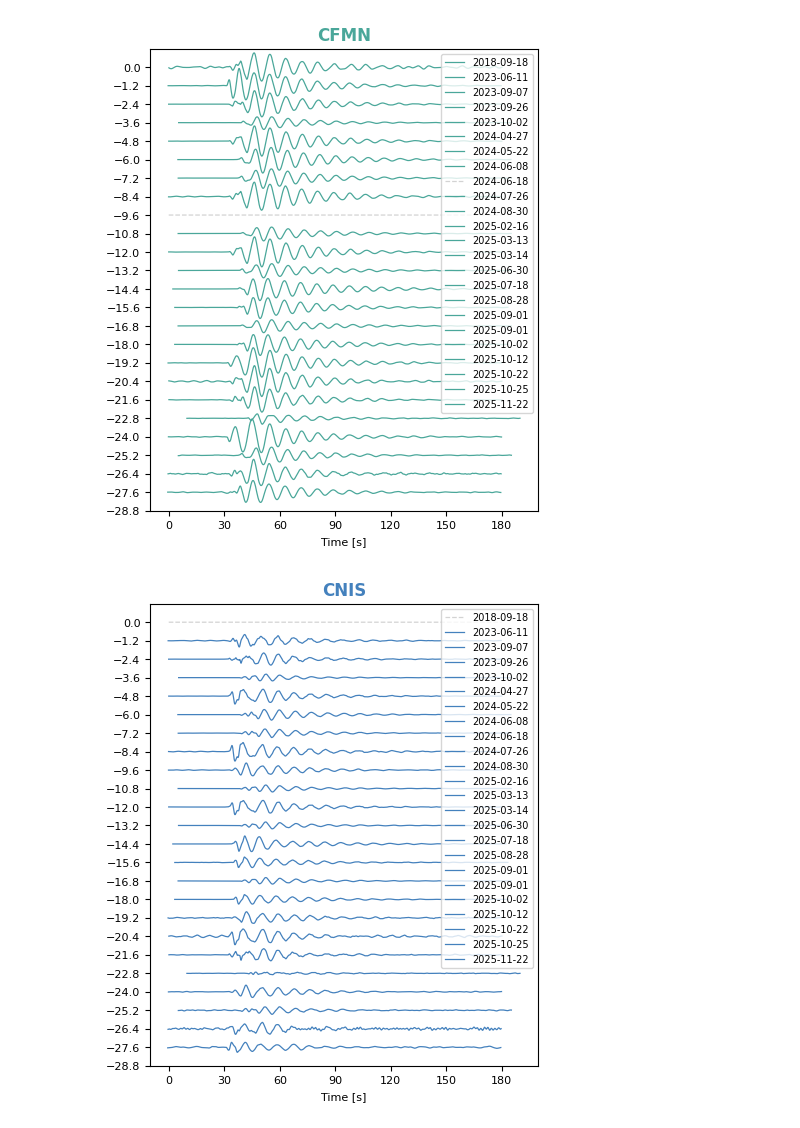
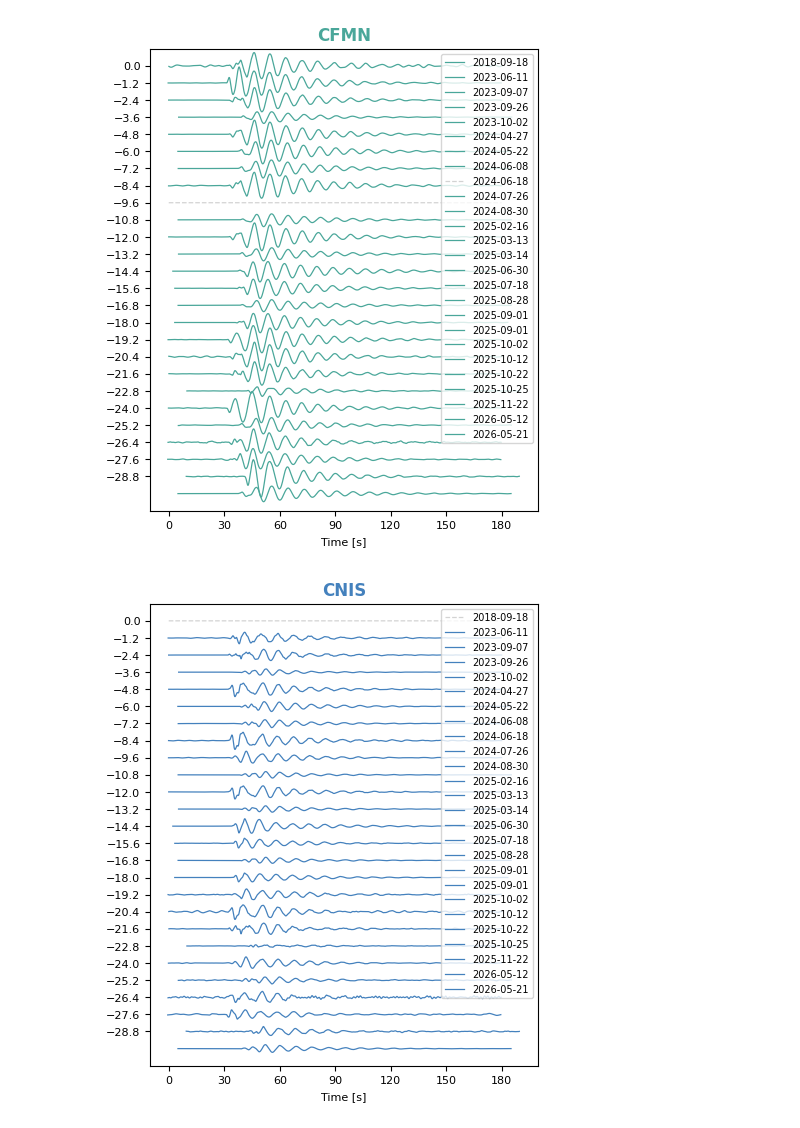
Before and after one commit to giacomorapagnani/CAMPI_FLEGREI_moment_tensor, a Jupyter notebook: codes/8_VLP_trace_similarity.ipynb, the cells around one changed output. Cells and saved outputs as stored; diff of their text form; code cells hidden in the pictures.

```diff
--- a/codes/8_VLP_trace_similarity.ipynb
+++ b/codes/8_VLP_trace_similarity.ipynb
@@ -24,6 +24,8 @@ plotdir=os.path.join(workdir,'PLOTS/VLP_trace_similarity')
 freq_min=0.09
 freq_max=0.13
 
+number_of_events=0
+
 #dictionary : DICT [ station ] [ event name ]
 dict_traces = {key.station: [] for key in stations}
 for station in dict_traces:
@@ -42,6 +44,7 @@ for targ_ev in target_events:   # loop each event
         file_name = os.path.join(ev_dir,event_name + '.mseed' )
         traces = io.load(file_name)
         print(f'reading event: {event_name}')
+        number_of_events+=1
 
         for tr in traces:   # normalize traces for each event relative to CPOZ
             if tr.channel=='HHZ' and tr.station=='CPOZ':
@@ -183,7 +186,7 @@ for station in dict_traces:
             except:
                 plt.plot(tax_zero,zero_trace - y_shift,'--',label=tr_label,color='lightgray',linewidth=0.9)
                 y_shift+=1.2
-    plt.ylim(-18.0,1.2)
+    plt.ylim(-number_of_events*1.2,1.2)
     plt.legend(loc=1,fontsize=7)
     plt.yticks(ticks = list(np.arange(0,-29.6,-1.2)),fontsize=8)
     plt.xticks(ticks = list(np.arange(0,210,30)),fontsize=8)
@@ -195,2 +198,2 @@ for station in dict_traces:
-[figure, old version]
+[figure, new version]
-[figure, old version]
+[figure, new version]
```
Also changed, not shown: parts of 3 cells of this notebook, 44 other files.
